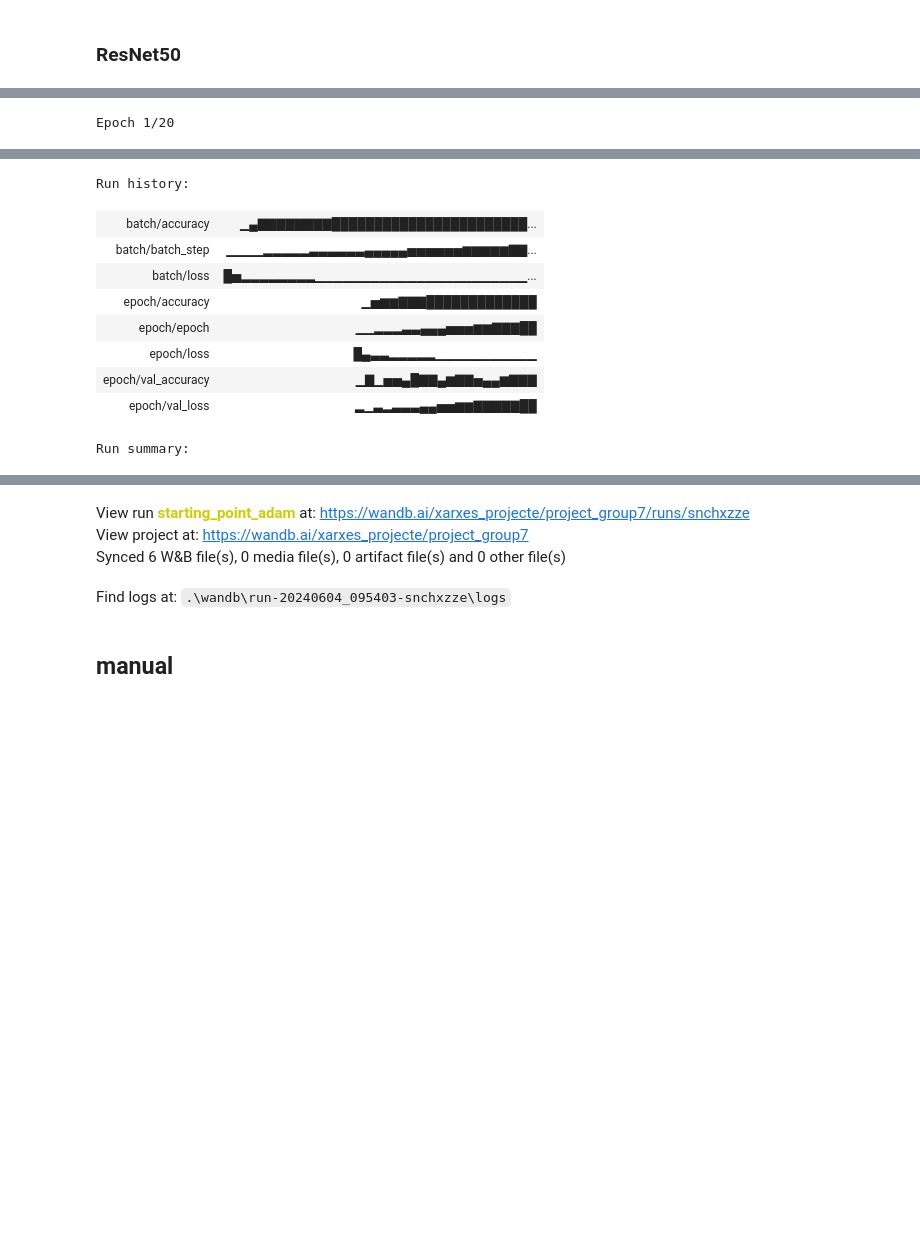
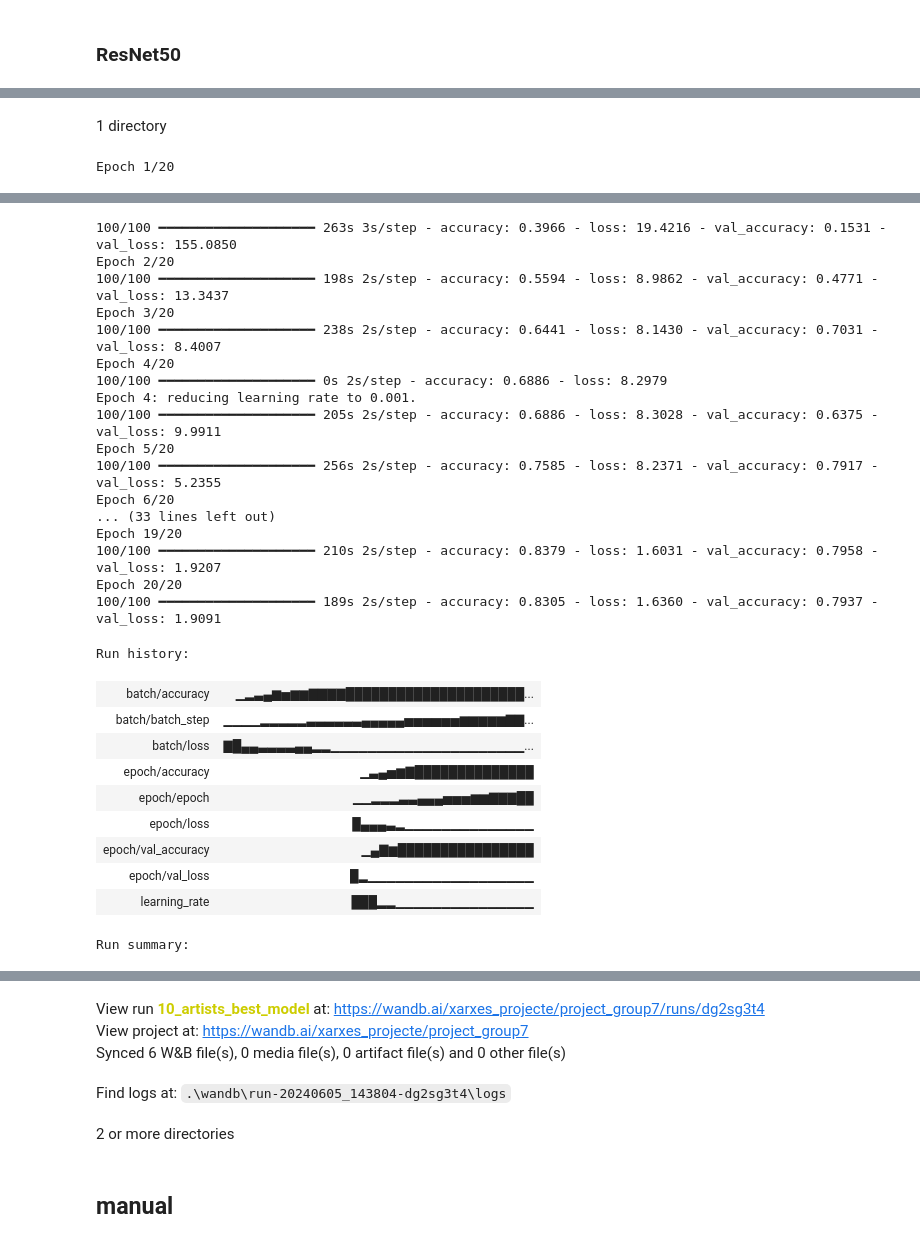
Before and after one commit to DCC-UAB/XNAPproject-grup07, a Jupyter notebook: our_code/base_code.ipynb, the cells around one changed output, grey strips where cells are left out. Cells and saved outputs as stored; diff of their text form; code cells hidden in the pictures; blank space fills up the shorter version.

Commit message:
best model with 10 artists

```diff
--- a/our_code/base_code.ipynb
+++ b/our_code/base_code.ipynb
@@ -300,12 +307,3 @@ model_adam.layers[0].trainable = False
 ## Adam
 # %% [markdown]
 ### ResNet50
-# %%
-model_adam.compile(
-  optimizer='adam', # lots of people reccommend Adam optimizer
-  loss='categorical_crossentropy', # aka "log loss" -- the cost function to minimize
-  # so 'optimizer' algorithm will minimize 'loss' function
-  metrics=['accuracy'] # ask it to report % of correct predictions
-)
-
-model_adam.summary()
@@ -326,13 +312,13 @@ opti = tensorflow.keras.optimizers.Adam(learning_rate=0.01,
                                         gradient_accumulation_steps = 4)
 # gradient_accumulation_steps = 4 optimitzador actualitzarà els paràmetres cada 4 passos, usant la mitjana dels gradients acumulats durant aquests 4 passos.
 # %%
-# model_adam.compile(
-#   optimizer=opti, # lots of people reccommend Adam optimizer
-#   loss='categorical_crossentropy', # aka "log loss" -- the cost function to minimize
-#   # so 'optimizer' algorithm will minimize 'loss' function
-#   metrics=['accuracy'] # ask it to report % of correct predictions
-# )
-# model_adam.summary()
+model_adam.compile(
+  optimizer=opti, # lots of people reccommend Adam optimizer
+  loss='categorical_crossentropy', # aka "log loss" -- the cost function to minimize
+  # so 'optimizer' algorithm will minimize 'loss' function
+  metrics=['accuracy'] # ask it to report % of correct predictions
+)
+model_adam.summary()
 # %% [output]
 Model: "sequential"
 ┏━━━━━━━━━━━━━━━━━━━━━━━━━━━━━━━━━┳━━━━━━━━━━━━━━━━━━━━━━━━┳━━━━━━━━━━━━━━━┓
@@ -477,13 +465,12 @@ print("defined setup_generators_with_augmentation()\n")
 # %%
+num_dir = len(TRAIN_DIRS)
 
-train_gens = [None]
-valid_gens = [None]
+train_gens = [None]*num_dir
+valid_gens = [None]*num_dir
 test_gen = None
 
-num_dir = len(TRAIN_DIRS)
-
 for i in range(0, num_dir):
-    train_gens[i], valid_gens[i], test_gen = setup_generators(
+    train_gens[i], valid_gens[i], test_gen = setup_generators_with_augmentation(
         train_dataframe=t_df,
         train_dir=TRAIN_DIRS[i],
         val_split=VAL_SPLIT,
@@ -560,7 +553,7 @@ adaptive_lr_scheduler = AdaptiveLearningRateScheduler()
 run = wandb.init(
     # set the wandb project where this run will be logged
     project="project_group7",
-    name = "rms_prop"
+    name = "10_artists_best_model"
 )
 # %% [output]
 Tracking run with wandb version 0.17.0
@@ -571,3 +564,5 @@ View run at https://wandb.ai/xarxes_projecte/project_group7/runs/snchxzze
+# %% [markdown]
+1 directory
 # %%
 histories_adam = model_adam.fit(
     x=train_gens[0],
@@ -575,8 +570,8 @@ histories_adam = model_adam.fit(
     batch_size=BATCH_SIZE,
     validation_data=valid_gens[0],
     callbacks=[
-        WandbMetricsLogger(log_freq=10)
-        # adaptive_lr_scheduler
+        WandbMetricsLogger(log_freq=10),
+        adaptive_lr_scheduler
     ],
 )
 run.finish()
@@ -602,10 +581,28 @@ Epoch 20/20
-Run history:
+100/100 ━━━━━━━━━━━━━━━━━━━━ 263s 3s/step - accuracy: 0.3966 - loss: 19.4216 - val_accuracy: 0.1531 - val_loss: 155.0850
+Epoch 2/20
+100/100 ━━━━━━━━━━━━━━━━━━━━ 198s 2s/step - accuracy: 0.5594 - loss: 8.9862 - val_accuracy: 0.4771 - val_loss: 13.3437
+Epoch 3/20
+100/100 ━━━━━━━━━━━━━━━━━━━━ 238s 2s/step - accuracy: 0.6441 - loss: 8.1430 - val_accuracy: 0.7031 - val_loss: 8.4007
+Epoch 4/20
+100/100 ━━━━━━━━━━━━━━━━━━━━ 0s 2s/step - accuracy: 0.6886 - loss: 8.2979
+Epoch 4: reducing learning rate to 0.001.
+100/100 ━━━━━━━━━━━━━━━━━━━━ 205s 2s/step - accuracy: 0.6886 - loss: 8.3028 - val_accuracy: 0.6375 - val_loss: 9.9911
+Epoch 5/20
+100/100 ━━━━━━━━━━━━━━━━━━━━ 256s 2s/step - accuracy: 0.7585 - loss: 8.2371 - val_accuracy: 0.7917 - val_loss: 5.2355
+Epoch 6/20
+... (33 lines left out)
+Epoch 19/20
+100/100 ━━━━━━━━━━━━━━━━━━━━ 210s 2s/step - accuracy: 0.8379 - loss: 1.6031 - val_accuracy: 0.7958 - val_loss: 1.9207
+Epoch 20/20
+100/100 ━━━━━━━━━━━━━━━━━━━━ 189s 2s/step - accuracy: 0.8305 - loss: 1.6360 - val_accuracy: 0.7937 - val_loss: 1.9091
+Run history:
-| batch/accuracy | ▁▄▇▇▇▇▇▇▇▇███████████████████████... |
+| batch/accuracy | ▁▂▃▄▆▅▆▆▇▇▇▇█████████████████████... |
 | batch/batch_step | ▁▁▁▁▂▂▂▂▂▃▃▃▃▃▃▄▄▄▄▄▅▅▅▅▅▅▆▆▆▆▆▇▇... |
-| batch/loss | █▅▂▂▂▂▂▂▂▂▁▁▁▁▁▁▁▁▁▁▁▁▁▁▁▁▁▁▁▁▁▁▁... |
-| epoch/accuracy | ▁▅▆▆▇▇▇█████████████ |
+| batch/loss | ▇█▄▄▃▃▃▃▄▄▂▂▁▁▁▁▁▁▁▁▁▁▁▁▁▁▁▁▁▁▁▁▁... |
+| epoch/accuracy | ▁▃▄▅▆▇██████████████ |
 | epoch/epoch | ▁▁▂▂▂▃▃▄▄▄▅▅▅▆▆▇▇▇██ |
-| epoch/loss | █▄▃▃▂▂▂▂▂▁▁▁▁▁▁▁▁▁▁▁ |
-| epoch/val_accuracy | ▁▇▁▅▅▄█▇▇▄▆▇▇▅▄▄▆▇▇▇ |
-| epoch/val_loss | ▂▁▃▂▃▃▃▄▄▅▅▆▆▇▇▇▇▇██ |
+| epoch/loss | █▄▄▄▃▂▁▁▁▁▁▁▁▁▁▁▁▁▁▁ |
+| epoch/val_accuracy | ▁▄▇▆████████████████ |
+| epoch/val_loss | █▂▁▁▁▁▁▁▁▁▁▁▁▁▁▁▁▁▁▁ |
+| learning_rate | ███▂▂▁▁▁▁▁▁▁▁▁▁▁▁▁▁▁ |
-Run summary:
+Run summary:
@@ -620,7 +618,9 @@ Run summary:
-View run starting_point_adam at: https://wandb.ai/xarxes_projecte/project_group7/runs/snchxzze
+View run 10_artists_best_model at: https://wandb.ai/xarxes_projecte/project_group7/runs/dg2sg3t4
 View project at: https://wandb.ai/xarxes_projecte/project_group7
 Synced 6 W&B file(s), 0 media file(s), 0 artifact file(s) and 0 other file(s)
-Find logs at: .\wandb\run-20240604_095403-snchxzze\logs
+Find logs at: .\wandb\run-20240605_143804-dg2sg3t4\logs
+# %% [markdown]
+2 or more directories
 # %%
 # for train_gen, valid_gen in zip(train_gens, valid_gens):
 #     histories_adam = model_adam.fit(
```
Also changed, not shown: parts of 27 cells of this notebook, 2 other files.
